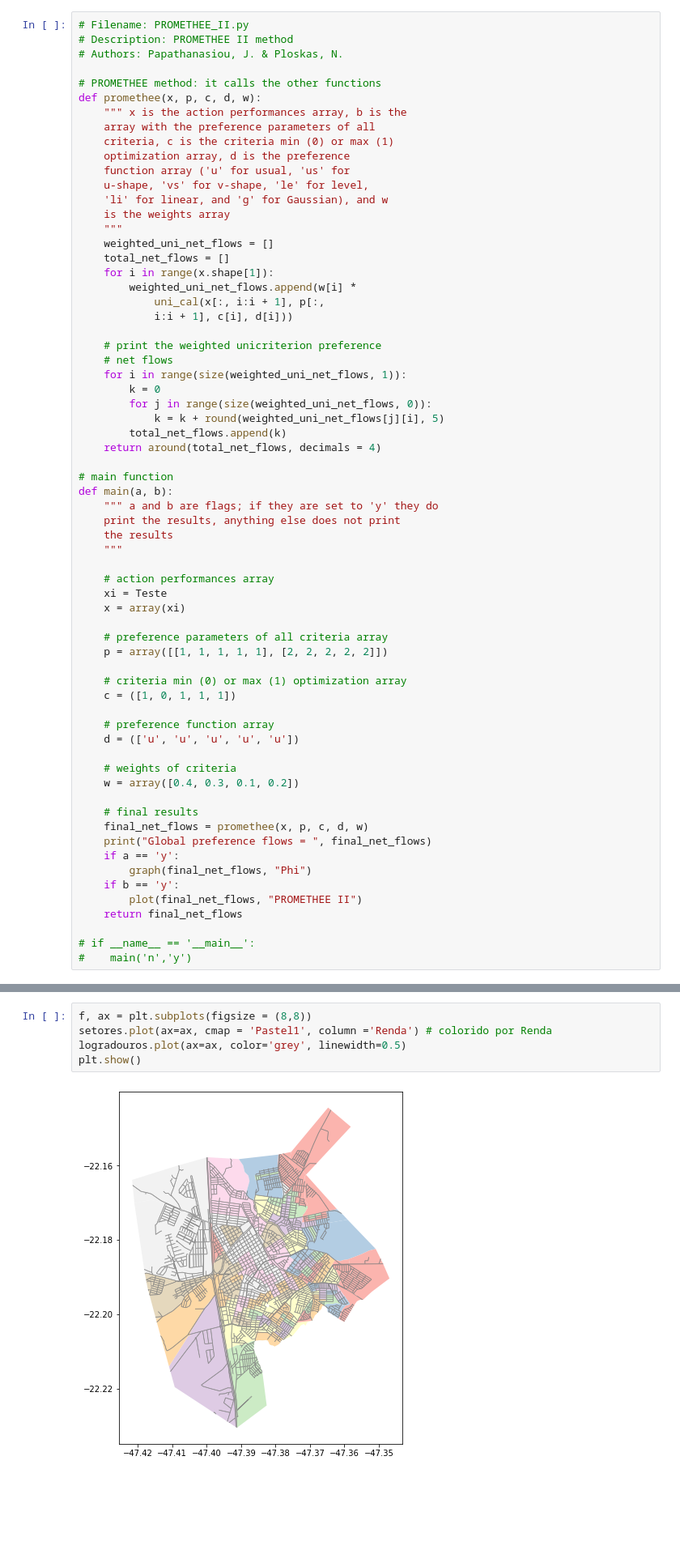
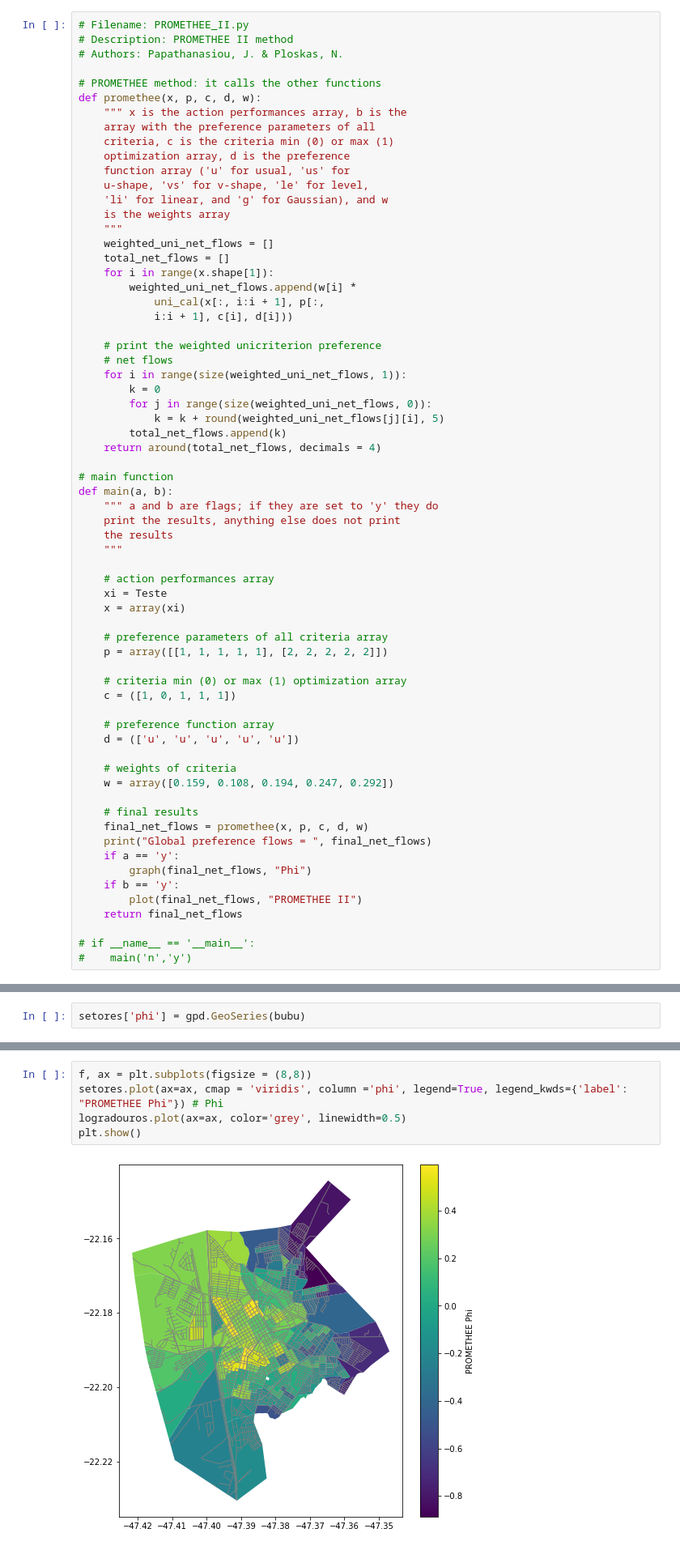
Before and after one commit to julianovale/MCDA, a Jupyter notebook: 0011_Trabalho_INSID_PrometheeII.ipynb, the cells around one changed output, grey strips where cells are left out. Shown at 81% size. Cells and saved outputs as stored; diff of their text form; blank space fills up the shorter version.

```diff
--- a/0011_Trabalho_INSID_PrometheeII.ipynb
+++ b/0011_Trabalho_INSID_PrometheeII.ipynb
@@ -194,7 +194,7 @@ def main(a, b):
     d = (['u', 'u', 'u', 'u', 'u'])
 
     # weights of criteria
-    w = array([0.4, 0.3, 0.1, 0.2])
+    w = array([0.159, 0.108, 0.194, 0.247, 0.292])
 
     # final results
     final_net_flows = promethee(x, p, c, d, w)
@@ -279,0 +317,2 @@ setores.head()
+# %%
+setores['phi'] = gpd.GeoSeries(bubu)
@@ -313,8 +371,8 @@ logradouros.plot(color='grey', figsize = (8,8))
 [figure]
 # %%
 f, ax = plt.subplots(figsize = (8,8))
-setores.plot(ax=ax, cmap = 'Pastel1', column ='Renda') # colorido por Renda
+setores.plot(ax=ax, cmap = 'viridis', column ='phi', legend=True, legend_kwds={'label': "PROMETHEE Phi"}) # Phi
 logradouros.plot(ax=ax, color='grey', linewidth=0.5)
 plt.show()
 # %% [output]
-[figure, old version]
+[figure, new version]
```
Also changed, not shown: parts of 7 cells of this notebook.
